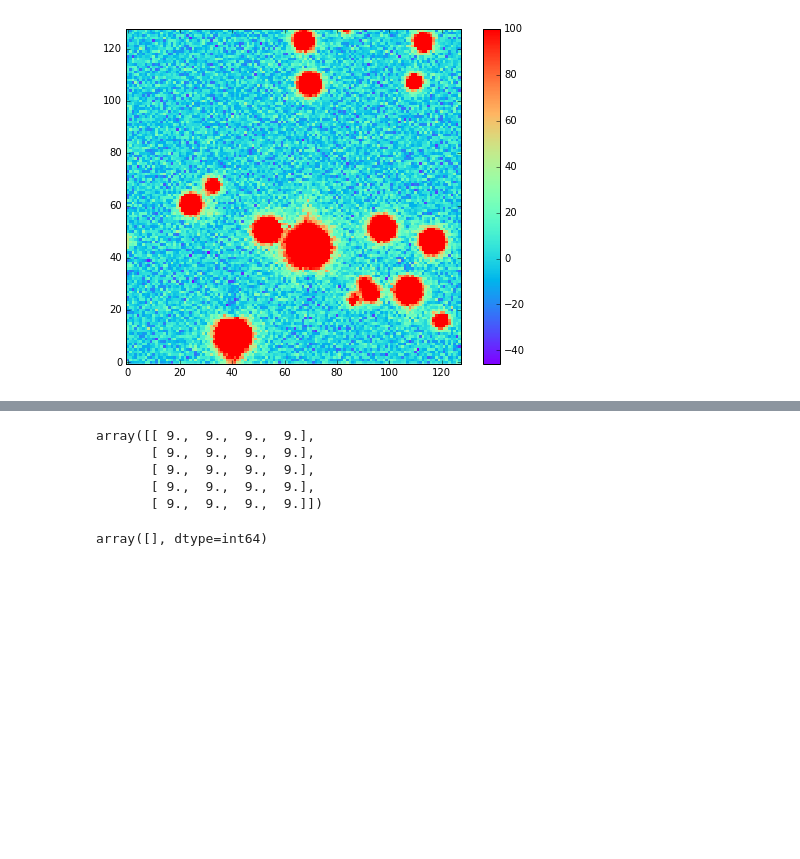
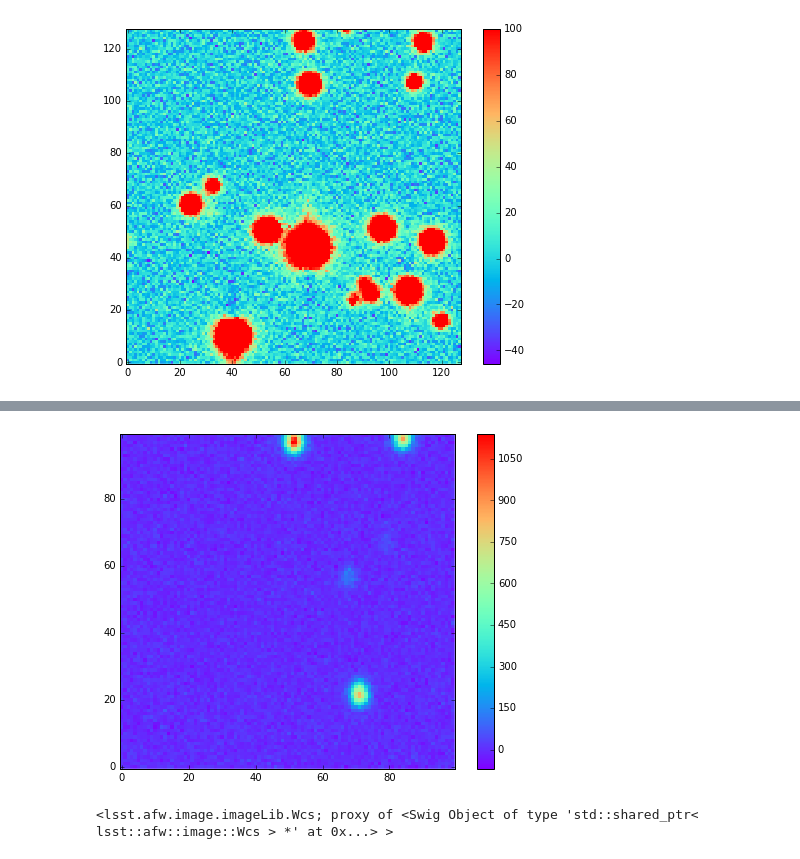
Before and after one commit to lsst-dm/experimental_DCR, a Jupyter notebook: DCR_1d_correction.ipynb, the cells around one changed output, grey strips where cells are left out. Saved outputs shown, nothing was run; the diff lists cells and outputs as text; code cells hidden in the pictures; blank space fills up the shorter version.

```diff
--- a/DCR_1d_correction.ipynb
+++ b/DCR_1d_correction.ipynb
@@ -284,8 +81,0 @@ array([ 3.36469423,  3.36469423,  3.36469423,  3.36469423,  3.36469423,
-# %%
-(np.ones((5,4))+2)**2
-# %% [output]
-array([[ 9.,  9.,  9.,  9.],
-       [ 9.,  9.,  9.,  9.],
-       [ 9.,  9.,  9.,  9.],
-       [ 9.,  9.,  9.,  9.],
-       [ 9.,  9.,  9.,  9.]])
@@ -296,4 +82,10 @@ b = np.power(a,2)
-# %%
-a
-# %% [output]
-array([], dtype=int64)
+# %%
+calexp = self.butler.get("calexp", dataId={'visit': 202, 'raft': '2,2', 'sensor': '1,1', 'filter': 'g'})
+# %%
+look((calexp.getMaskedImage().getImage().getArray())[0:100,0:100])
+# %% [output]
+[figure, added]
+# %%
+calexp.getWcs()
+# %% [output]
+<lsst.afw.image.imageLib.Wcs; proxy of <Swig Object of type 'std::shared_ptr< lsst::afw::image::Wcs > *' at 0x...> >
```
Also changed, not shown: parts of 40 cells of this notebook, 2 other files.
